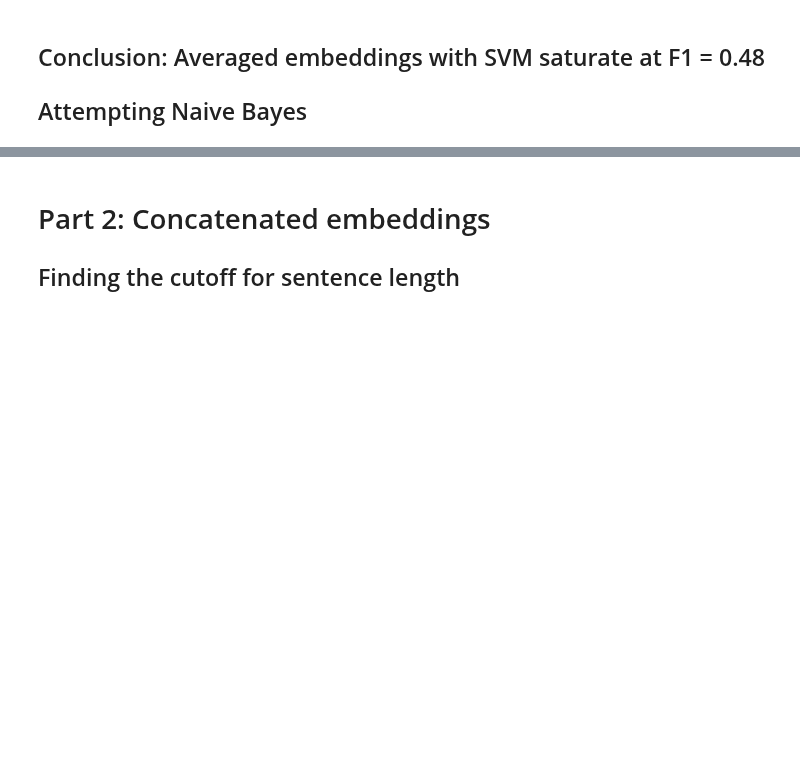
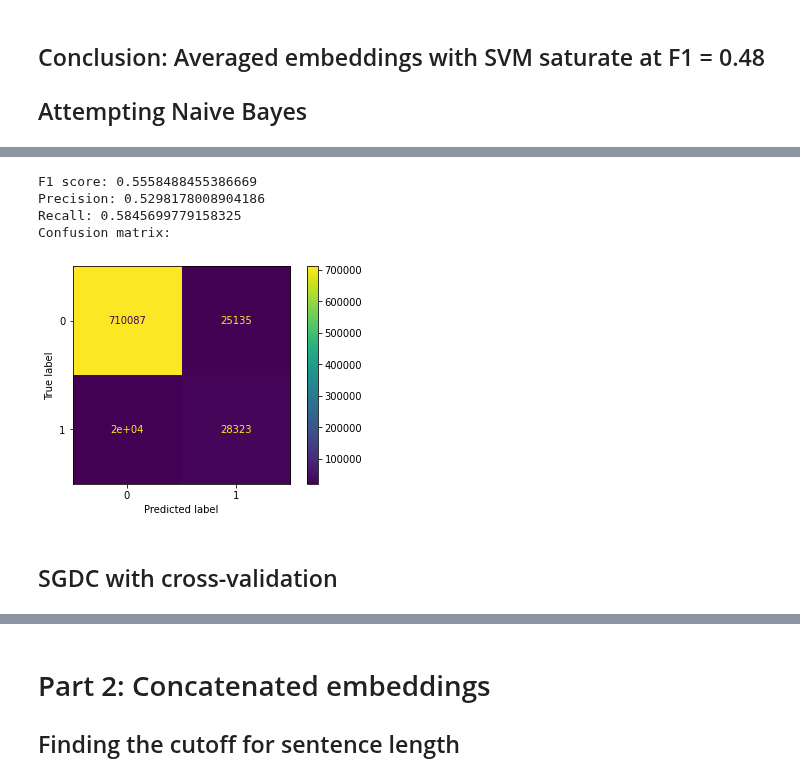
Before and after one commit to aniruddhkb/quora-insincere-questions, a Jupyter notebook: aniruddh_experimentation/2020_11_09_return_to_embeddings.ipynb, the cells around one changed output, grey strips where cells are left out. Saved outputs shown, nothing was run; the diff lists cells and outputs as text; code cells hidden in the pictures; blank space fills up the shorter version.

```diff
--- a/aniruddh_experimentation/2020_11_09_return_to_embeddings.ipynb
+++ b/aniruddh_experimentation/2020_11_09_return_to_embeddings.ipynb
@@ -183,0 +190,4 @@ Confusion matrix:
+# %%
+sgdc = SGDClassifier(loss="squared_hinge", max_iter=10000,class_weight={0:1,1:3.5}, tol=1E-4, n_iter_no_change=30)
+# %%
+sgdc.fit(train_embedded_X,train_dset_y)
@@ -183,0 +197,10 @@ Confusion matrix:
+# %%
+summarize(sgdc, train_embedded_X, train_dset_y)
+# %% [output]
+F1 score: 0.5558488455386669
+Precision: 0.5298178008904186
+Recall: 0.5845699779158325
+Confusion matrix:
+[figure, added]
+# %% [markdown]
+## SGDC with cross-validation
```
Also changed, not shown: parts of 12 cells of this notebook, 8 other files.
